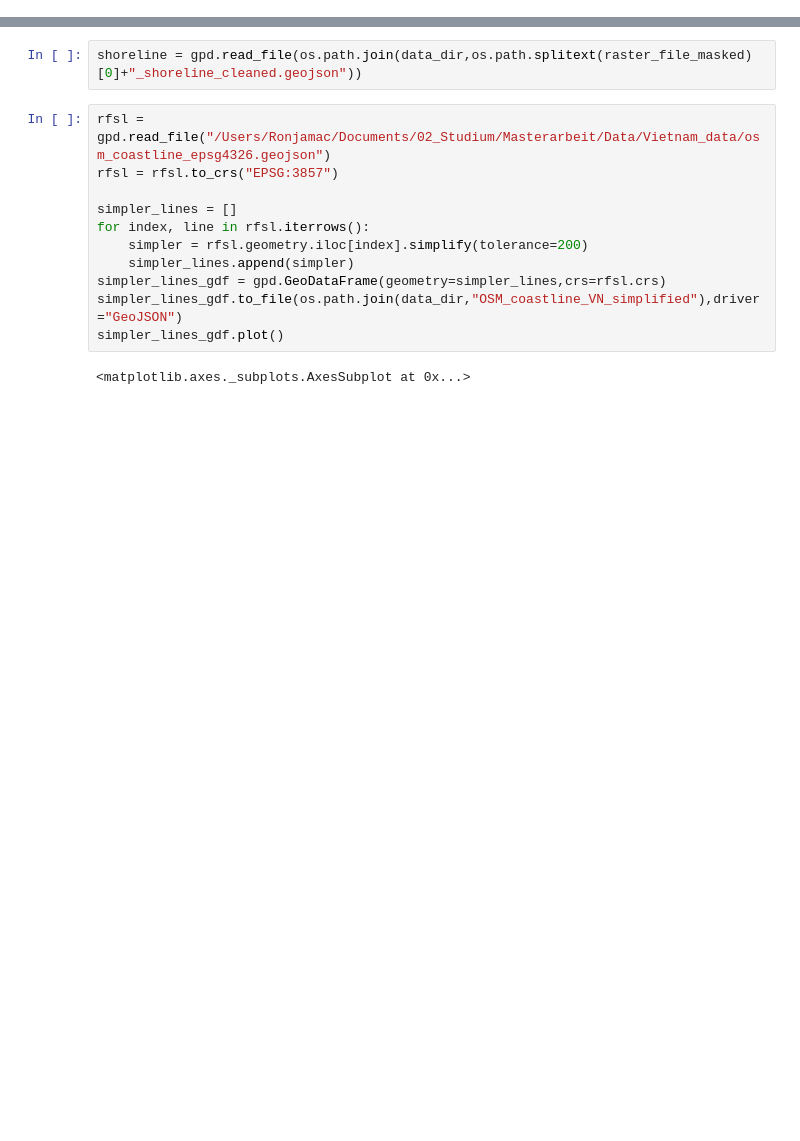
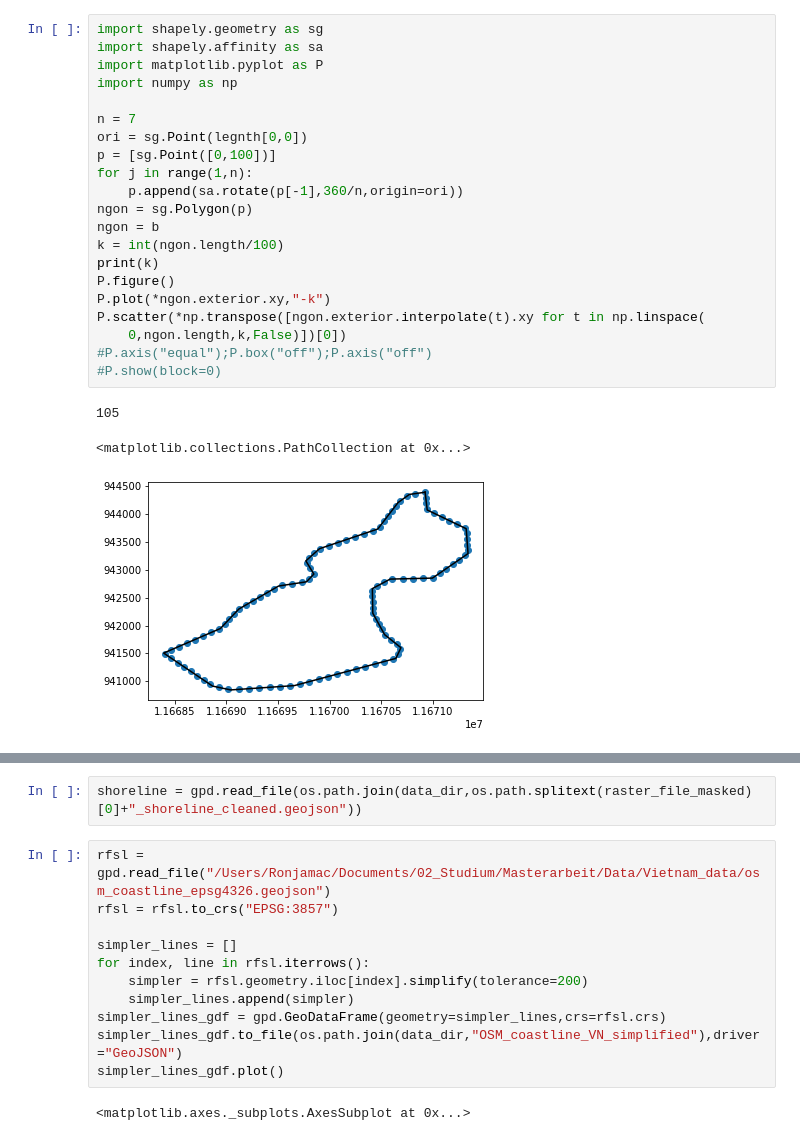
Before and after one commit to ronjalappe/VN_coastline_dynamics, a Jupyter notebook: test2.ipynb, the cells around one changed output, grey strips where cells are left out. Saved outputs shown, nothing was run; the diff lists cells and outputs as text; blank space fills up the shorter version.

```diff
--- a/test2.ipynb
+++ b/test2.ipynb
@@ -42,0 +81,25 @@ type(raster)
+# %%
+import shapely.geometry as sg
+import shapely.affinity as sa
+import matplotlib.pyplot as P
+import numpy as np
+
+n = 7
+ori = sg.Point(legnth[0,0])
+p = [sg.Point([0,100])]
+for j in range(1,n):
+    p.append(sa.rotate(p[-1],360/n,origin=ori))
+ngon = sg.Polygon(p)
+ngon = b
+k = int(ngon.length/100)
+print(k)
+P.figure()
+P.plot(*ngon.exterior.xy,"-k")
+P.scatter(*np.transpose([ngon.exterior.interpolate(t).xy for t in np.linspace(
+    0,ngon.length,k,False)])[0])
+#P.axis("equal");P.box("off");P.axis("off")
+#P.show(block=0)
+# %% [output]
+105
+<matplotlib.collections.PathCollection at 0x...>
+[figure, added]
```
Also changed, not shown: parts of 8 cells of this notebook, 4 other files.
